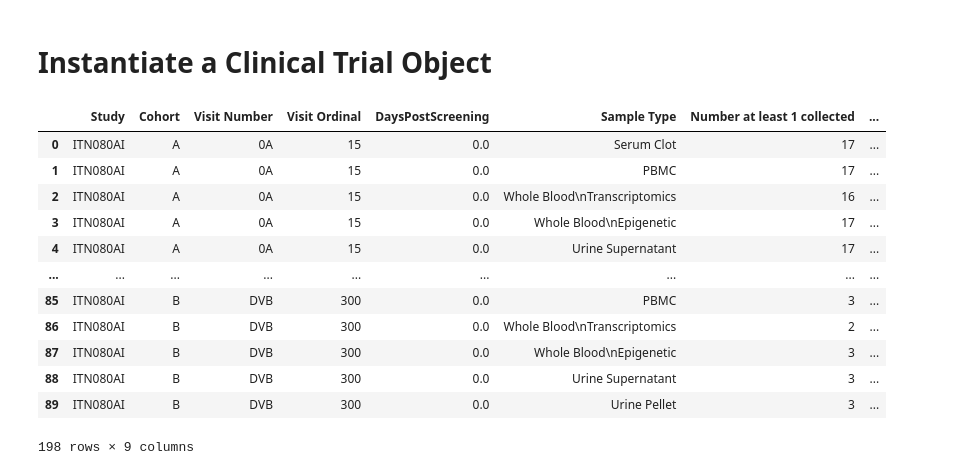
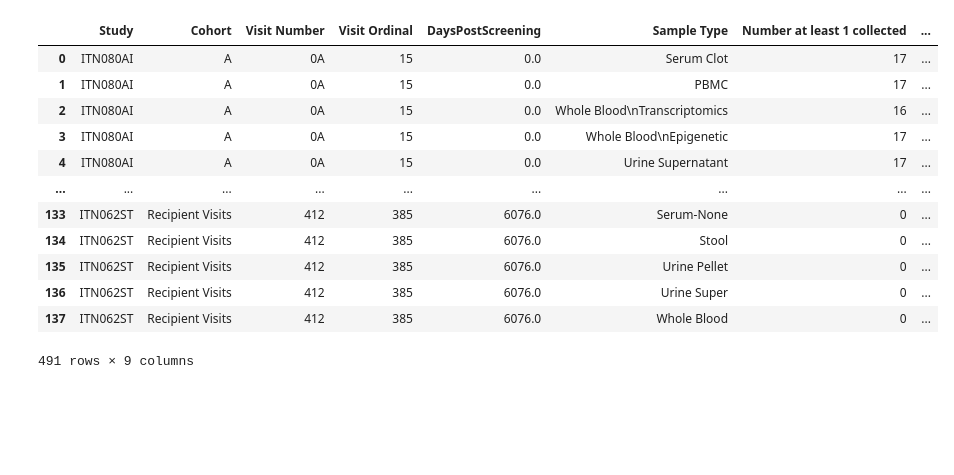
Before and after one commit to immune-tolerance-network/jupyter-notebooks, a Jupyter notebook: specimen compliance reporting/src_func.ipynb, the cells around one changed output. Drawn from its saved outputs; the diff is of its cells as text; code cells hidden in the pictures; blank space fills up the shorter version.

```diff
--- a/specimen compliance reporting/src_func.ipynb
+++ b/specimen compliance reporting/src_func.ipynb
@@ -16,3 +1 @@ cnxn = pyodbc.connect('DRIVER={ODBC Driver 17 for SQL Server};'
-# %% [markdown]
-# Instantiate a Clinical Trial Object
 # %%
@@ -320,41 +123,38 @@ def pivot_table(ct,choose_cohort,rho_records,res,lv_data):
 # %%
-
+output = pd.DataFrame(columns = ["Study","Cohort","Visit Number","Visit Ordinal","DaysPostScreening","Sample Type","Number at least 1 collected","Number of recorded visits","Percent"])
 for trial in clinical_trials:
     if type(trial.cohort) == list:
         for chrt in trial.cohort:
-            choose_cohort = chrt
-            lv_data = get_lv_data(trial.studynum,chrt)
-            rho_data = get_rho_data(trial.studynum,chrt)
-            visit_info = get_visit_info()
+            lv_data = querying.get_lv_data(pd,cnxn,trial,chrt)
+            rho_data = querying.get_rho_data(pd,cnxn,trial,chrt)
+            visit_info = querying.get_visit_info(pd,cnxn,trial)
             if trial.cohort[0] == chrt:
-                result = create_result_df(rho_data,lv_data,visit_info)
+                result = create_result_df(pd,trial,chrt,rho_data,lv_data,visit_info)
             else:
-                result = pd.concat([result,create_result_df(rho_data,lv_data,visit_info)])
-            #table,table_num_rec_vis = pivot_table(rho_data,result,lv_data)
-            #heatmap(table,table_num_rec_vis)
+                result = pd.concat([result,create_result_df(pd,trial,chrt,rho_data,lv_data,visit_info)])
+
     else:
-        lv_data = get_lv_data(trial.studynum,None)
-        rho_data = get_rho_data(trial.studynum,None)
-        visit_info = get_visit_info()
-        result = create_result_df(rho_data,lv_data,visit_info)
+        lv_data = querying.get_lv_data(pd,cnxn,trial,None)
+        rho_data = querying.get_rho_data(pd,cnxn,trial,None)
+        visit_info = querying.get_visit_info(pd,cnxn,trial)
+        result = create_result_df(pd,trial,chrt,rho_data,lv_data,visit_info)
 
-        # rho_records,lv_data,visit_info,res
-        # print(lv_data)
-        # table,table_num_rec_vis = pivot_table(rho_data,result,lv_data)
+    output = pd.concat([output,result])
 
-        # heatmap(table,table_num_rec_vis)
-    result
+cnxn.close()
+
+output
 # %% [output]
 |  | Study | Cohort | Visit Number | Visit Ordinal | DaysPostScreening | Sample Type | Number at least 1 collected | ... |
 | 0 | ITN080AI | A | 0A | 15 | 0.0 | Serum Clot | 17 | ... |
 | 1 | ITN080AI | A | 0A | 15 | 0.0 | PBMC | 17 | ... |
 | 2 | ITN080AI | A | 0A | 15 | 0.0 | Whole Blood\nTranscriptomics | 16 | ... |
 | 3 | ITN080AI | A | 0A | 15 | 0.0 | Whole Blood\nEpigenetic | 17 | ... |
 | 4 | ITN080AI | A | 0A | 15 | 0.0 | Urine Supernatant | 17 | ... |
 | ... | ... | ... | ... | ... | ... | ... | ... | ... |
-| 85 | ITN080AI | B | DVB | 300 | 0.0 | PBMC | 3 | ... |
-| 86 | ITN080AI | B | DVB | 300 | 0.0 | Whole Blood\nTranscriptomics | 2 | ... |
-| 87 | ITN080AI | B | DVB | 300 | 0.0 | Whole Blood\nEpigenetic | 3 | ... |
-| 88 | ITN080AI | B | DVB | 300 | 0.0 | Urine Supernatant | 3 | ... |
-| 89 | ITN080AI | B | DVB | 300 | 0.0 | Urine Pellet | 3 | ... |
+| 133 | ITN062ST | Recipient Visits | 412 | 385 | 6076.0 | Serum-None | 0 | ... |
+| 134 | ITN062ST | Recipient Visits | 412 | 385 | 6076.0 | Stool | 0 | ... |
+| 135 | ITN062ST | Recipient Visits | 412 | 385 | 6076.0 | Urine Pellet | 0 | ... |
+| 136 | ITN062ST | Recipient Visits | 412 | 385 | 6076.0 | Urine Super | 0 | ... |
+| 137 | ITN062ST | Recipient Visits | 412 | 385 | 6076.0 | Whole Blood | 0 | ... |
-198 rows × 9 columns
+491 rows × 9 columns
```
Also changed, not shown: parts of 5 cells of this notebook, 3 other files.
